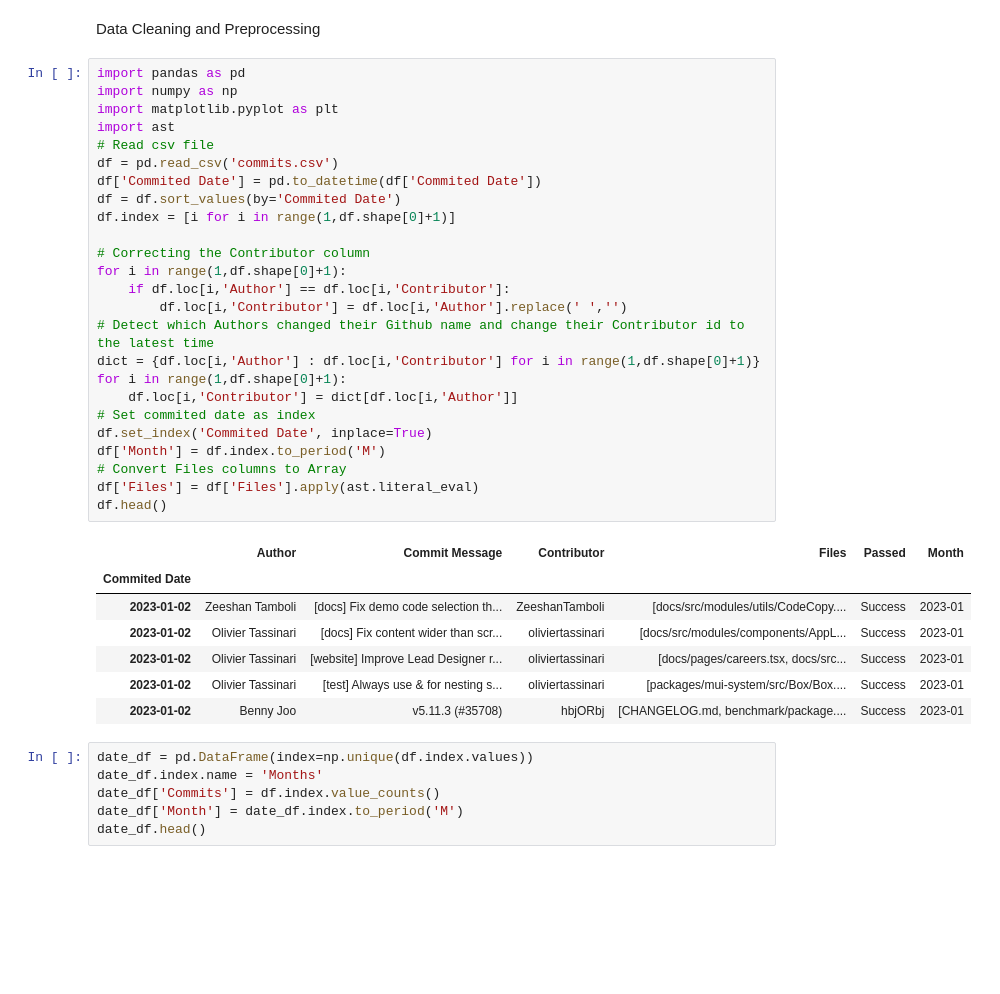
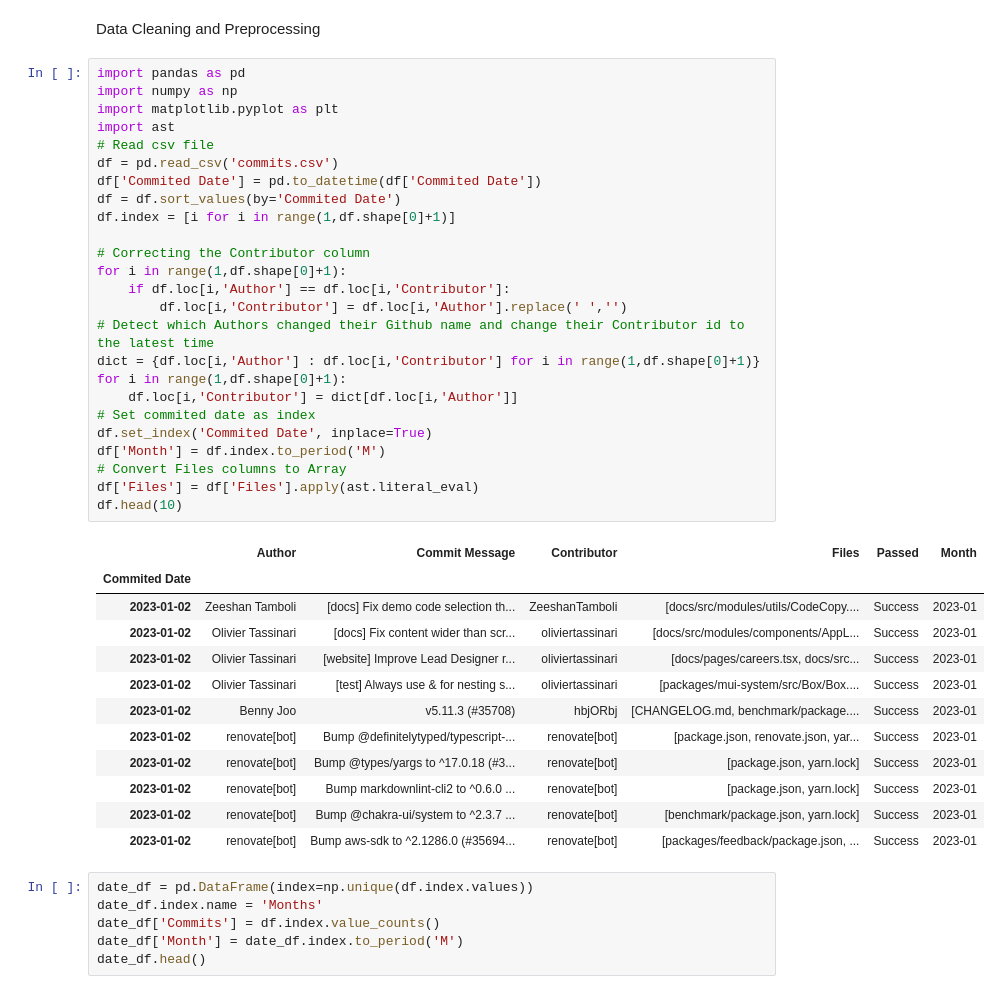
Before and after one commit to Khanhtoichoi/Data-Analysis, a Jupyter notebook: data_analysis.ipynb, the cells around one changed output. Drawn from its saved outputs; the diff is of its cells as text; blank space fills up the shorter version.

```diff
--- a/data_analysis.ipynb
+++ b/data_analysis.ipynb
@@ -5,34 +5,39 @@ import pandas as pd
 import numpy as np
 import matplotlib.pyplot as plt
 import ast
 # Read csv file
 df = pd.read_csv('commits.csv')
 df['Commited Date'] = pd.to_datetime(df['Commited Date'])
 df = df.sort_values(by='Commited Date')
 df.index = [i for i in range(1,df.shape[0]+1)]
 
 # Correcting the Contributor column
 for i in range(1,df.shape[0]+1):
     if df.loc[i,'Author'] == df.loc[i,'Contributor']:
         df.loc[i,'Contributor'] = df.loc[i,'Author'].replace(' ','')
 # Detect which Authors changed their Github name and change their Contributor id to the latest time
 dict = {df.loc[i,'Author'] : df.loc[i,'Contributor'] for i in range(1,df.shape[0]+1)}
 for i in range(1,df.shape[0]+1):
     df.loc[i,'Contributor'] = dict[df.loc[i,'Author']]
 # Set commited date as index
 df.set_index('Commited Date', inplace=True)
 df['Month'] = df.index.to_period('M')
 # Convert Files columns to Array
 df['Files'] = df['Files'].apply(ast.literal_eval)
-df.head()
+df.head(10)
 # %% [output]
 |  | Author | Commit Message | Contributor | Files | Passed | Month |
 | Commited Date |  |  |  |  |  |  |
 | 2023-01-02 | Zeeshan Tamboli | [docs] Fix demo code selection th... | ZeeshanTamboli | [docs/src/modules/utils/CodeCopy.... | Success | 2023-01 |
 | 2023-01-02 | Olivier Tassinari | [docs] Fix content wider than scr... | oliviertassinari | [docs/src/modules/components/AppL... | Success | 2023-01 |
 | 2023-01-02 | Olivier Tassinari | [website] Improve Lead Designer r... | oliviertassinari | [docs/pages/careers.tsx, docs/src... | Success | 2023-01 |
 | 2023-01-02 | Olivier Tassinari | [test] Always use & for nesting s... | oliviertassinari | [packages/mui-system/src/Box/Box.... | Success | 2023-01 |
 | 2023-01-02 | Benny Joo | v5.11.3 (#35708) | hbjORbj | [CHANGELOG.md, benchmark/package.... | Success | 2023-01 |
+| 2023-01-02 | renovate[bot] | Bump @definitelytyped/typescript-... | renovate[bot] | [package.json, renovate.json, yar... | Success | 2023-01 |
+| 2023-01-02 | renovate[bot] | Bump @types/yargs to ^17.0.18 (#3... | renovate[bot] | [package.json, yarn.lock] | Success | 2023-01 |
+| 2023-01-02 | renovate[bot] | Bump markdownlint-cli2 to ^0.6.0 ... | renovate[bot] | [package.json, yarn.lock] | Success | 2023-01 |
+| 2023-01-02 | renovate[bot] | Bump @chakra-ui/system to ^2.3.7 ... | renovate[bot] | [benchmark/package.json, yarn.lock] | Success | 2023-01 |
+| 2023-01-02 | renovate[bot] | Bump aws-sdk to ^2.1286.0 (#35694... | renovate[bot] | [packages/feedback/package.json, ... | Success | 2023-01 |
 # %%
 date_df = pd.DataFrame(index=np.unique(df.index.values))
 date_df.index.name = 'Months'
```
